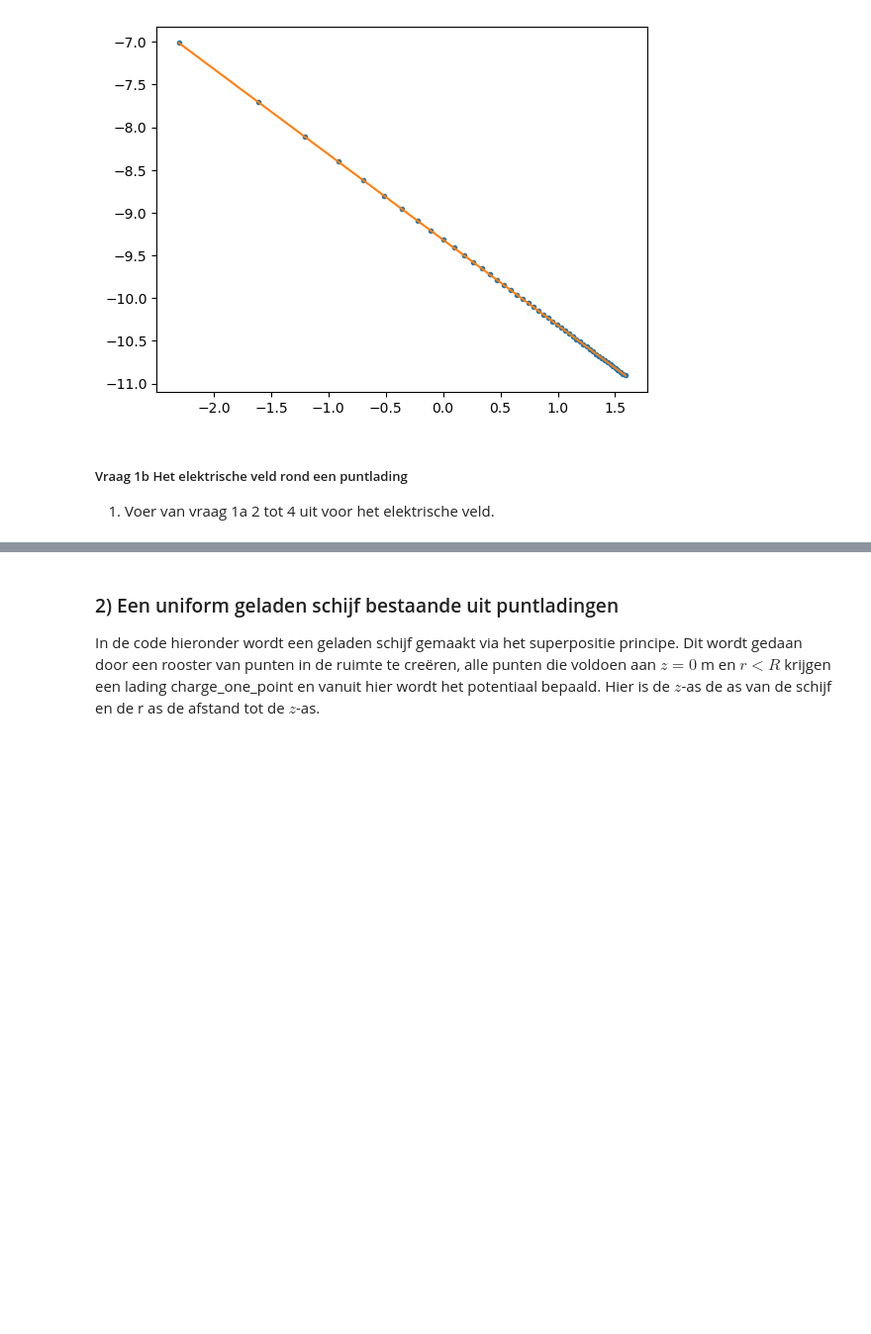
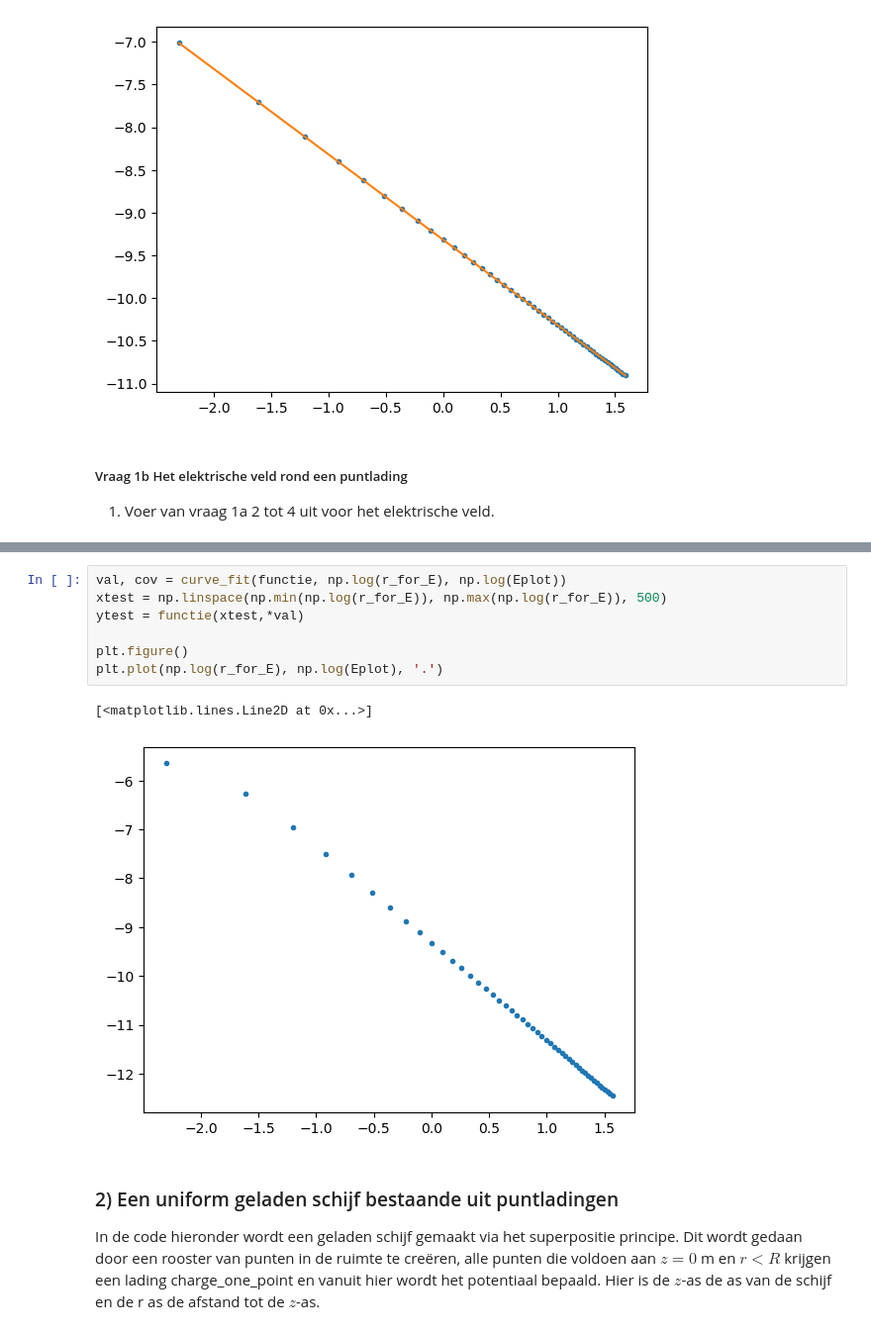
Before and after one commit to JensGroen/opdrachten-DEF-D, a Jupyter notebook: DigitaleOntwerpopdrachten/1CondensatorOpdracht/CondensatorOntwerpopdracht.ipynb, the cells around one changed output, grey strips where cells are left out. Shown at 99% size. Drawn from its saved outputs; the diff is of its cells as text; blank space fills up the shorter version.

```diff
--- a/DigitaleOntwerpopdrachten/1CondensatorOpdracht/CondensatorOntwerpopdracht.ipynb
+++ b/DigitaleOntwerpopdrachten/1CondensatorOpdracht/CondensatorOntwerpopdracht.ipynb
@@ -132,3 +138,13 @@ het exponent is: -1.0
+# %%
+val, cov = curve_fit(functie, np.log(r_for_E), np.log(Eplot))
+xtest = np.linspace(np.min(np.log(r_for_E)), np.max(np.log(r_for_E)), 500)
+ytest = functie(xtest,*val)
+
+plt.figure()
+plt.plot(np.log(r_for_E), np.log(Eplot), '.')
+# %% [output]
+[<matplotlib.lines.Line2D at 0x...>]
+[figure, added]
 # %% [markdown]
 ### 2) Een uniform geladen schijf bestaande uit puntladingen
 
```
Also changed, not shown: parts of 1 cell of this notebook.
